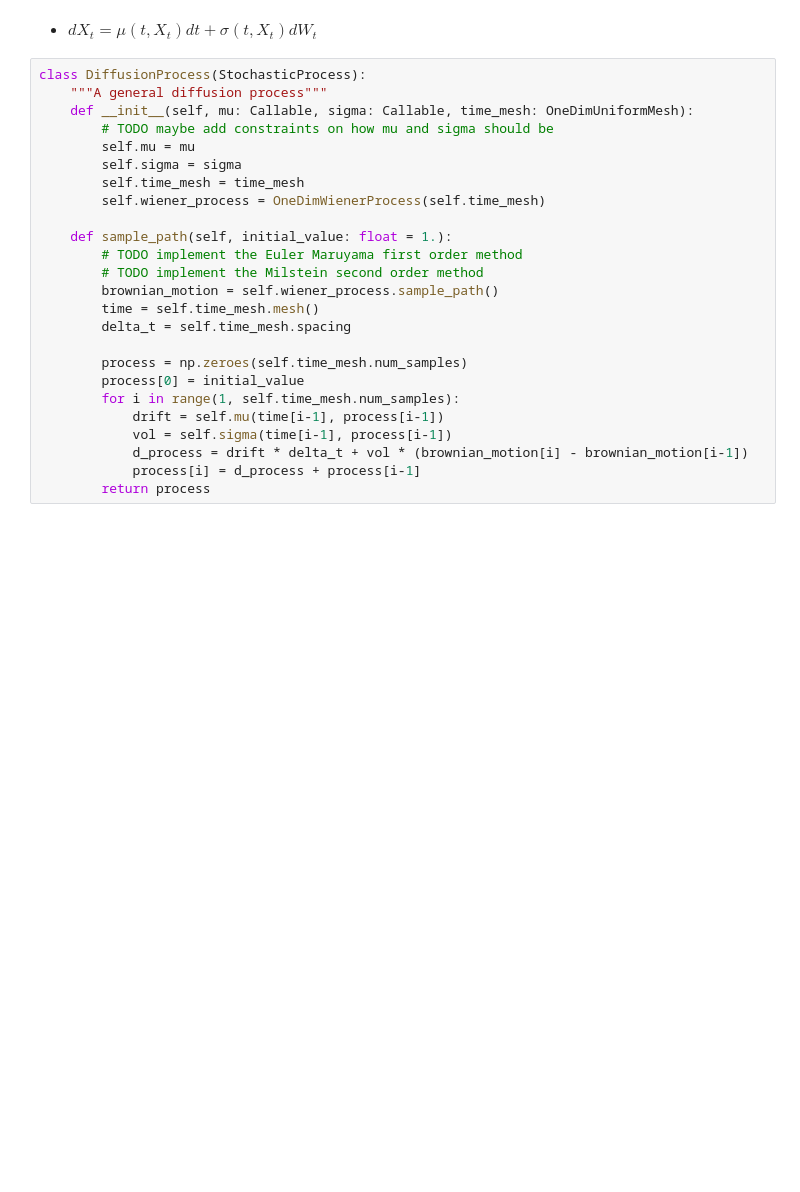
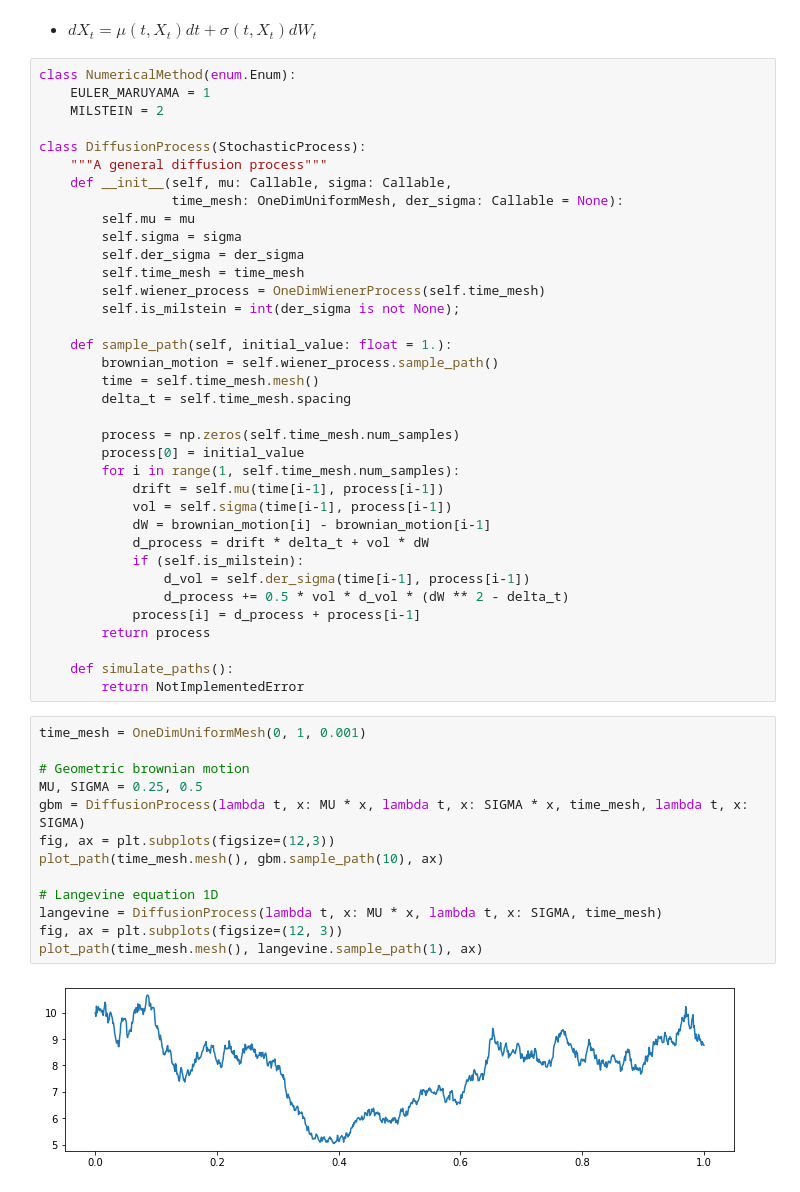
Before and after one commit to ramytanios/ComputationalFinance, a Jupyter notebook: notebooks/sdes.ipynb, the cells around one changed output. Saved outputs shown, nothing was run; the diff lists cells and outputs as text; blank space fills up the shorter version.

Commit message:
implemented milstein scheme and tested on GBM and 1D Langevine

```diff
--- a/notebooks/sdes.ipynb
+++ b/notebooks/sdes.ipynb
@@ -147,27 +148,53 @@ plot_simulations(time.mesh(), process.simulate_paths(10, 10), ax=axs[1])
 # %% [markdown]
 * $dX_t = \mu(t, X_t) dt + \sigma(t, X_t) dW_t$
 # %%
+class NumericalMethod(enum.Enum):
+    EULER_MARUYAMA = 1
+    MILSTEIN = 2
+
 class DiffusionProcess(StochasticProcess):
     """A general diffusion process"""
-    def __init__(self, mu: Callable, sigma: Callable, time_mesh: OneDimUniformMesh):
-        # TODO maybe add constraints on how mu and sigma should be
+    def __init__(self, mu: Callable, sigma: Callable,
+                 time_mesh: OneDimUniformMesh, der_sigma: Callable = None):
         self.mu = mu
         self.sigma = sigma
+        self.der_sigma = der_sigma
         self.time_mesh = time_mesh
         self.wiener_process = OneDimWienerProcess(self.time_mesh)
+        self.is_milstein = int(der_sigma is not None);
 
     def sample_path(self, initial_value: float = 1.):
-        # TODO implement the Euler Maruyama first order method
-        # TODO implement the Milstein second order method
         brownian_motion = self.wiener_process.sample_path()
         time = self.time_mesh.mesh()
         delta_t = self.time_mesh.spacing
 
-        process = np.zeroes(self.time_mesh.num_samples)
+        process = np.zeros(self.time_mesh.num_samples)
         process[0] = initial_value
         for i in range(1, self.time_mesh.num_samples):
             drift = self.mu(time[i-1], process[i-1])
             vol = self.sigma(time[i-1], process[i-1])
-            d_process = drift * delta_t + vol * (brownian_motion[i] - brownian_motion[i-1])
+            dW = brownian_motion[i] - brownian_motion[i-1]
+            d_process = drift * delta_t + vol * dW
+            if (self.is_milstein):
+                d_vol = self.der_sigma(time[i-1], process[i-1])
+                d_process += 0.5 * vol * d_vol * (dW ** 2 - delta_t)
             process[i] = d_process + process[i-1]
         return process
+
+    def simulate_paths():
+        return NotImplementedError
+# %%
+time_mesh = OneDimUniformMesh(0, 1, 0.001)
+
+# Geometric brownian motion
+MU, SIGMA = 0.25, 0.5
+gbm = DiffusionProcess(lambda t, x: MU * x, lambda t, x: SIGMA * x, time_mesh, lambda t, x: SIGMA)
+fig, ax = plt.subplots(figsize=(12,3))
+plot_path(time_mesh.mesh(), gbm.sample_path(10), ax)
+
+# Langevine equation 1D
+langevine = DiffusionProcess(lambda t, x: MU * x, lambda t, x: SIGMA, time_mesh)
+fig, ax = plt.subplots(figsize=(12, 3))
+plot_path(time_mesh.mesh(), langevine.sample_path(1), ax)
+# %% [output]
+[figure, added]
```
Also changed, not shown: parts of 4 cells of this notebook.
